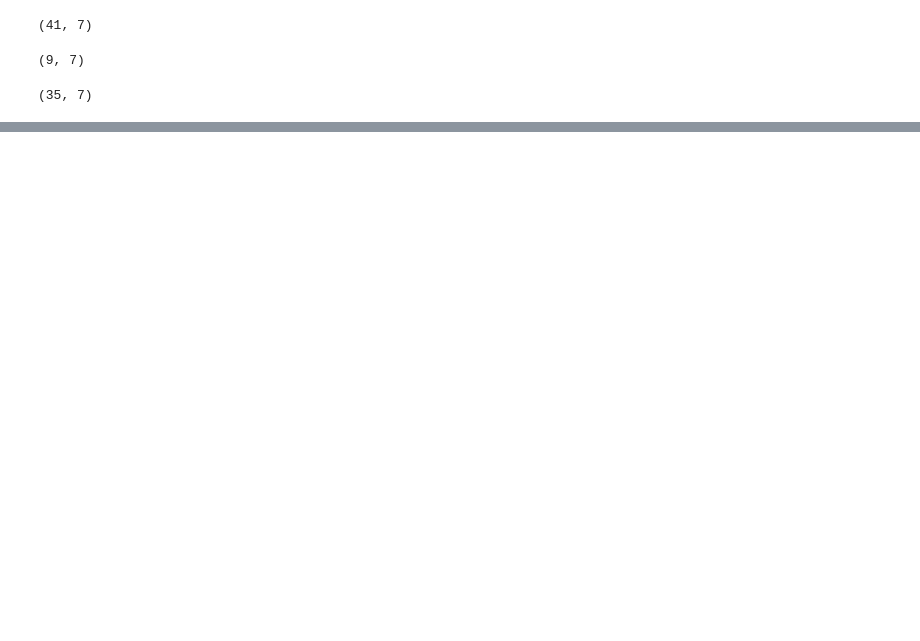
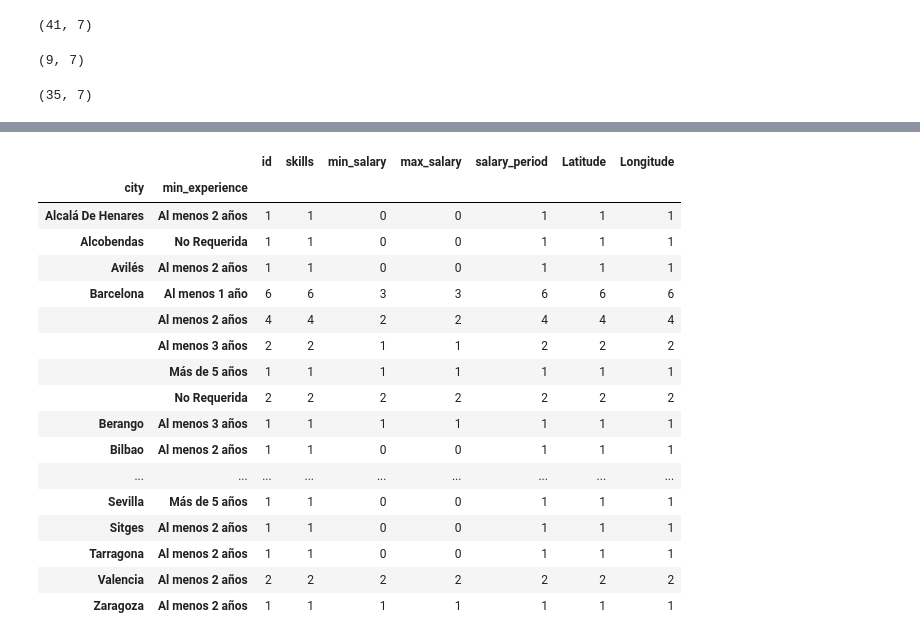
Before and after one commit to jbe1992/your-own-project, a Jupyter notebook: Project.ipynb, the cells around one changed output, grey strips where cells are left out. Saved outputs shown, nothing was run; the diff lists cells and outputs as text; code cells hidden in the pictures; blank space fills up the shorter version.

```diff
--- a/Project.ipynb
+++ b/Project.ipynb
@@ -80,3 +165,24 @@ bf_df.reset_index(drop = True, inplace = True)
+# %%
+bf_df.groupby(['city', 'min_experience']).count()
+# %% [output]
+|  |  | id | skills | min_salary | max_salary | salary_period | Latitude | Longitude |
+| city | min_experience |  |  |  |  |  |  |  |
+| Alcalá De Henares | Al menos 2 años | 1 | 1 | 0 | 0 | 1 | 1 | 1 |
+| Alcobendas | No Requerida | 1 | 1 | 0 | 0 | 1 | 1 | 1 |
+| Avilés | Al menos 2 años | 1 | 1 | 0 | 0 | 1 | 1 | 1 |
+| Barcelona | Al menos 1 año | 6 | 6 | 3 | 3 | 6 | 6 | 6 |
+|  | Al menos 2 años | 4 | 4 | 2 | 2 | 4 | 4 | 4 |
+|  | Al menos 3 años | 2 | 2 | 1 | 1 | 2 | 2 | 2 |
+|  | Más de 5 años | 1 | 1 | 1 | 1 | 1 | 1 | 1 |
+|  | No Requerida | 2 | 2 | 2 | 2 | 2 | 2 | 2 |
+| Berango | Al menos 3 años | 1 | 1 | 1 | 1 | 1 | 1 | 1 |
+| Bilbao | Al menos 2 años | 1 | 1 | 0 | 0 | 1 | 1 | 1 |
+| ... | ... | ... | ... | ... | ... | ... | ... | ... |
+| Sevilla | Más de 5 años | 1 | 1 | 0 | 0 | 1 | 1 | 1 |
+| Sitges | Al menos 2 años | 1 | 1 | 0 | 0 | 1 | 1 | 1 |
+| Tarragona | Al menos 2 años | 1 | 1 | 0 | 0 | 1 | 1 | 1 |
+| Valencia | Al menos 2 años | 2 | 2 | 2 | 2 | 2 | 2 | 2 |
+| Zaragoza | Al menos 2 años | 1 | 1 | 1 | 1 | 1 | 1 | 1 |
 # %%
 bf_df.groupby('min_experience').count()
 # %% [output]
```
Also changed, not shown: parts of 26 cells of this notebook.
